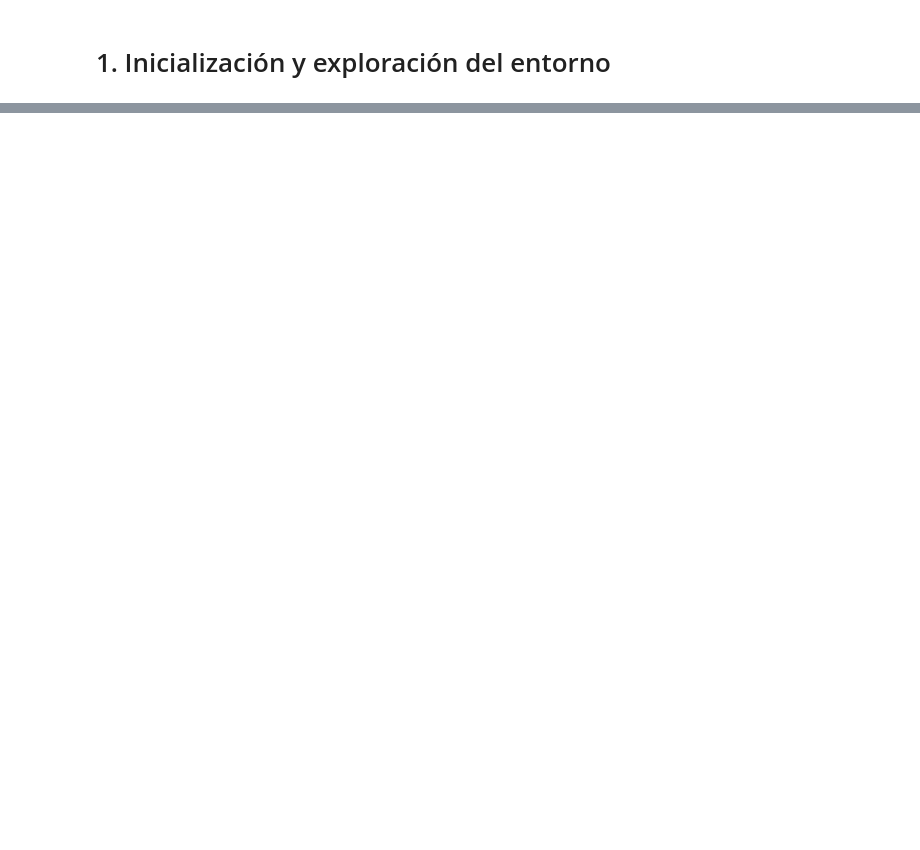
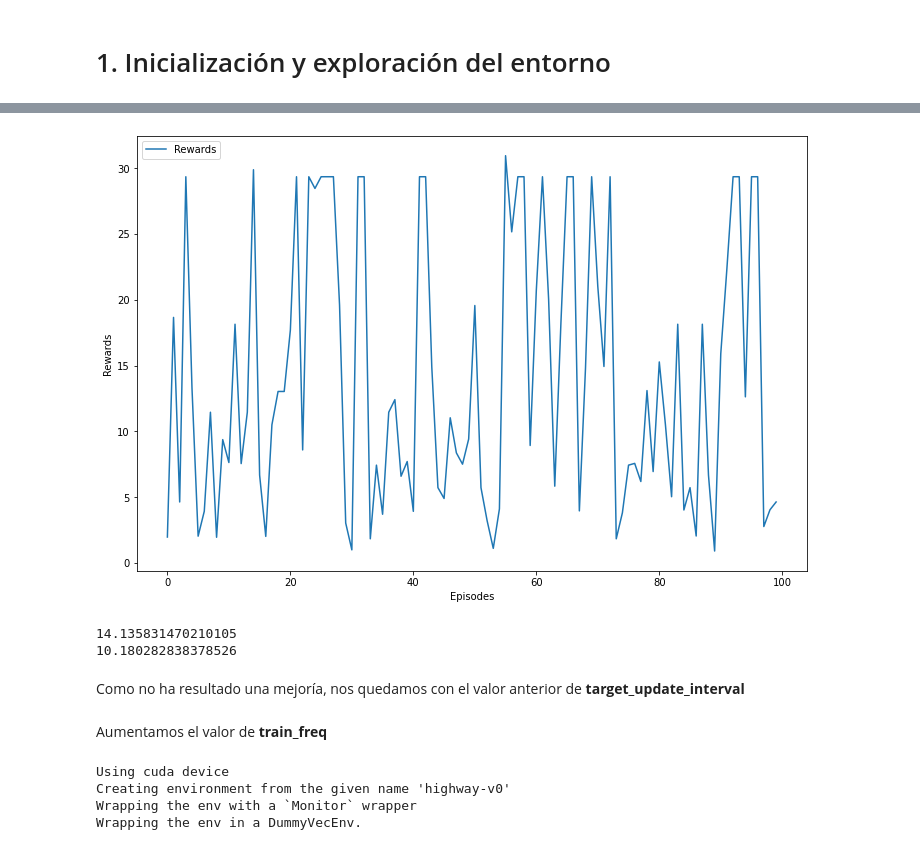
Before and after one commit to franjmelchor/RL_PEC3, a Jupyter notebook: fmelchor_PEC3.ipynb, the cells around one changed output, grey strips where cells are left out. Saved outputs shown, nothing was run; the diff lists cells and outputs as text; code cells hidden in the pictures; blank space fills up the shorter version.

```diff
--- a/fmelchor_PEC3.ipynb
+++ b/fmelchor_PEC3.ipynb
@@ -11,0 +201,30 @@ ModuleNotFoundError: No module named 'gym'
+# %%
+env.reset()
+rewards_episode, len_episode = evaluate_policy(model, env, n_eval_episodes=100, return_episode_rewards=True)
+# %%
+evaluate_results(rewards_episode)
+# %% [output]
+[figure, added]
+14.135831470210105
+10.180282838378526
+# %% [markdown]
+Como no ha resultado una mejoría, nos quedamos con el valor anterior de **target_update_interval**
+# %% [markdown]
+Aumentamos el valor de **train_freq**
+# %%
+model = DQN(DQNPolicy, "highway-v0",
+            policy_kwargs=dict(net_arch=[256, 256]),
+            learning_rate=0.001,
+            batch_size=100,
+            buffer_size=1000,
+            target_update_interval=1000,
+            gamma=0.99,
+            exploration_initial_eps=1,
+            train_freq = 7,
+            verbose=1
+           )
+# %% [output]
+Using cuda device
+Creating environment from the given name 'highway-v0'
+Wrapping the env with a `Monitor` wrapper
+Wrapping the env in a DummyVecEnv.
```
Also changed, not shown: parts of 56 cells of this notebook, 2 other files.
